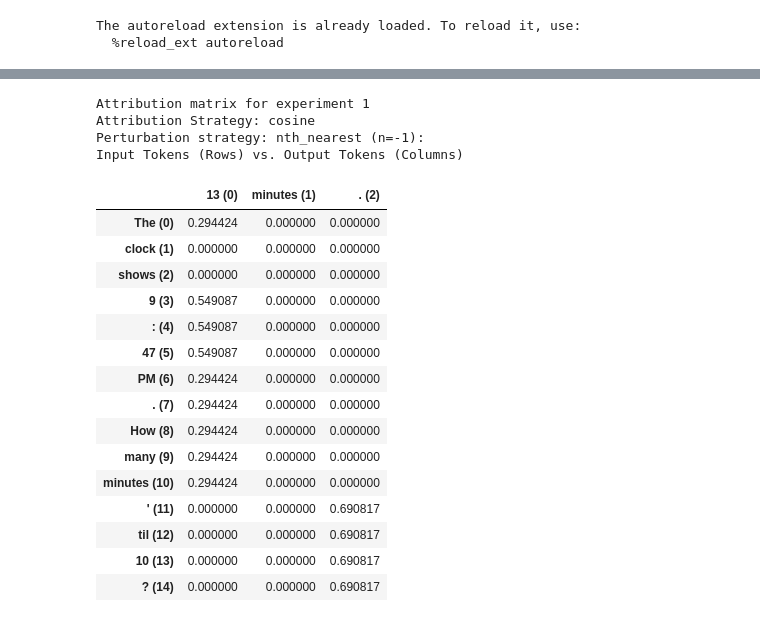
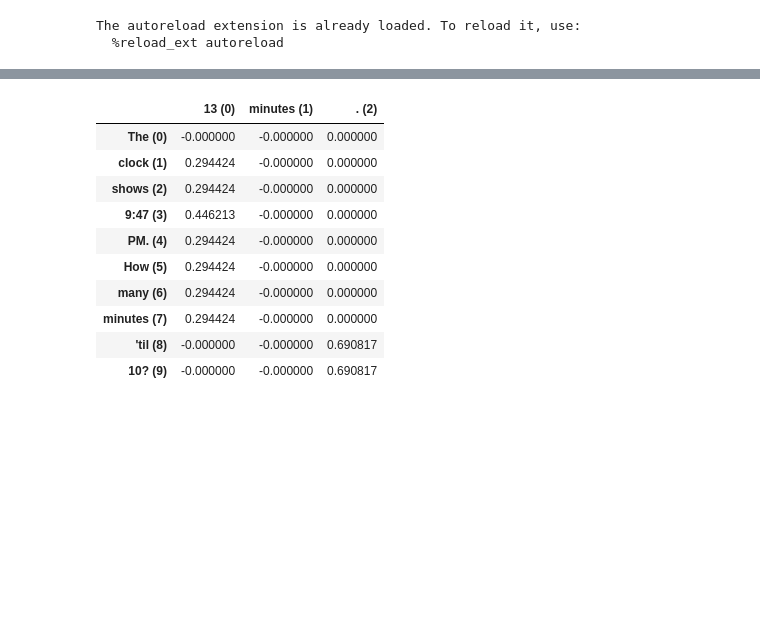
Before and after one commit to leap-laboratories/PIZZA, a Jupyter notebook: examples/api_llm_attribution.ipynb, the cells around one changed output, grey strips where cells are left out. Saved outputs shown, nothing was run; the diff lists cells and outputs as text; code cells hidden in the pictures; blank space fills up the shorter version.

```diff
--- a/examples/api_llm_attribution.ipynb
+++ b/examples/api_llm_attribution.ipynb
@@ -30,7 +30,7 @@ await attributor.iterative_perturbation(
     perturbation_strategy=NthNearestPerturbationStrategy(n=-1),
     attribution_strategies=["cosine"],
     logger=logger,
-    perturb_word_wise=True,
+    unit_definition="word",
 )
 display(logger.df_experiments)
 logger.print_total_attribution()
@@ -43,23 +43,14 @@ logger.print_attribution_matrix(exp_id=1)
-Attribution matrix for experiment 1
-Attribution Strategy: cosine
-Perturbation strategy: nth_nearest (n=-1):
-Input Tokens (Rows) vs. Output Tokens (Columns)
 |  | 13 (0) | minutes (1) | . (2) |
-| The (0) | 0.294424 | 0.000000 | 0.000000 |
-| clock (1) | 0.000000 | 0.000000 | 0.000000 |
-| shows (2) | 0.000000 | 0.000000 | 0.000000 |
-| 9 (3) | 0.549087 | 0.000000 | 0.000000 |
-| : (4) | 0.549087 | 0.000000 | 0.000000 |
-| 47 (5) | 0.549087 | 0.000000 | 0.000000 |
-| PM (6) | 0.294424 | 0.000000 | 0.000000 |
-| . (7) | 0.294424 | 0.000000 | 0.000000 |
-| How (8) | 0.294424 | 0.000000 | 0.000000 |
-| many (9) | 0.294424 | 0.000000 | 0.000000 |
-| minutes (10) | 0.294424 | 0.000000 | 0.000000 |
-| ' (11) | 0.000000 | 0.000000 | 0.690817 |
-| til (12) | 0.000000 | 0.000000 | 0.690817 |
-| 10 (13) | 0.000000 | 0.000000 | 0.690817 |
-| ? (14) | 0.000000 | 0.000000 | 0.690817 |
+| The (0) | -0.000000 | -0.000000 | 0.000000 |
+| clock (1) | 0.294424 | -0.000000 | 0.000000 |
+| shows (2) | 0.294424 | -0.000000 | 0.000000 |
+| 9:47 (3) | 0.446213 | -0.000000 | 0.000000 |
+| PM. (4) | 0.294424 | -0.000000 | 0.000000 |
+| How (5) | 0.294424 | -0.000000 | 0.000000 |
+| many (6) | 0.294424 | -0.000000 | 0.000000 |
+| minutes (7) | 0.294424 | -0.000000 | 0.000000 |
+| 'til (8) | -0.000000 | -0.000000 | 0.690817 |
+| 10? (9) | -0.000000 | -0.000000 | 0.690817 |
 # %%
 logger.print_attribution_matrix(exp_id=1, show_debug_cols=True)
 # %% [output]
```
Also changed, not shown: parts of 5 cells of this notebook, 3 other files.
